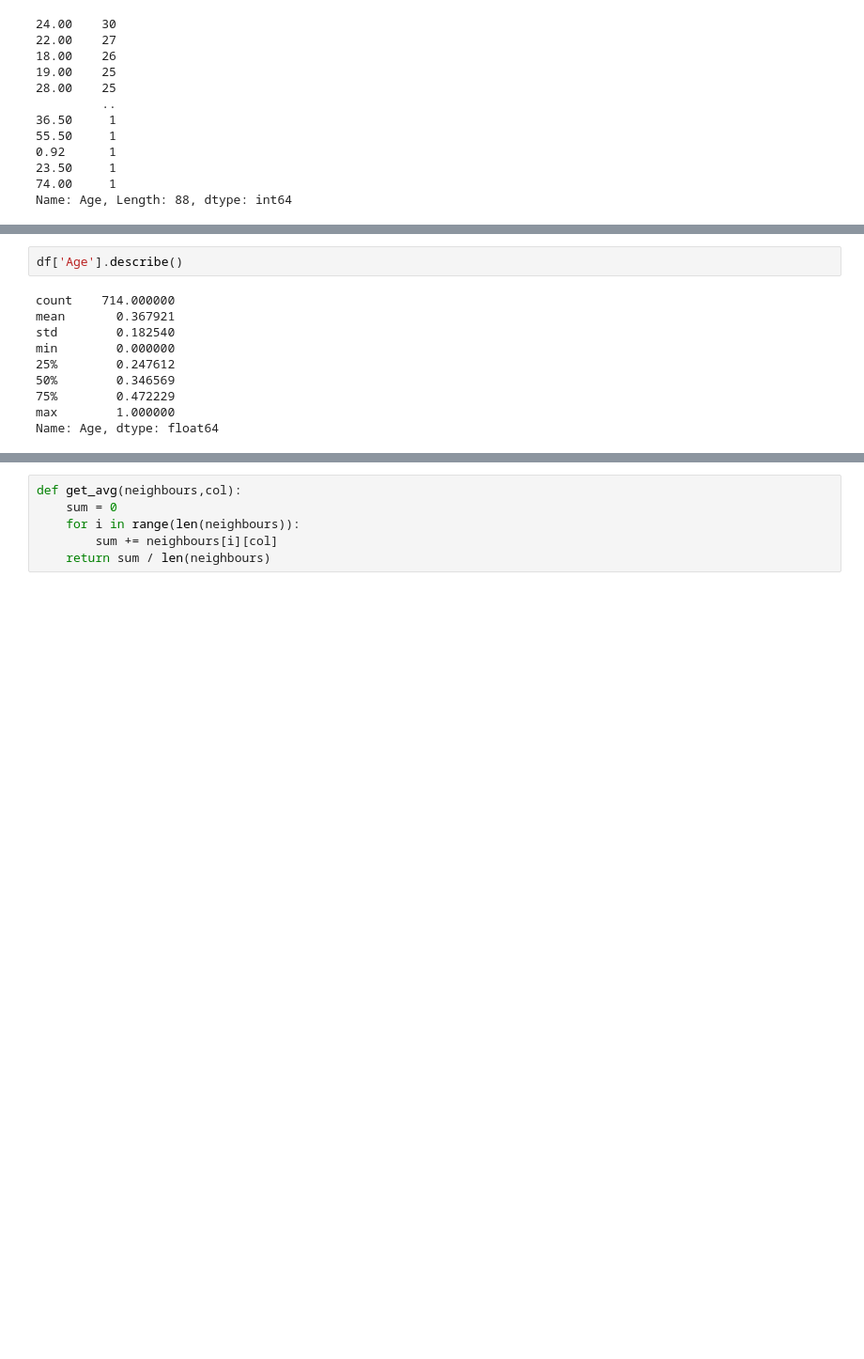
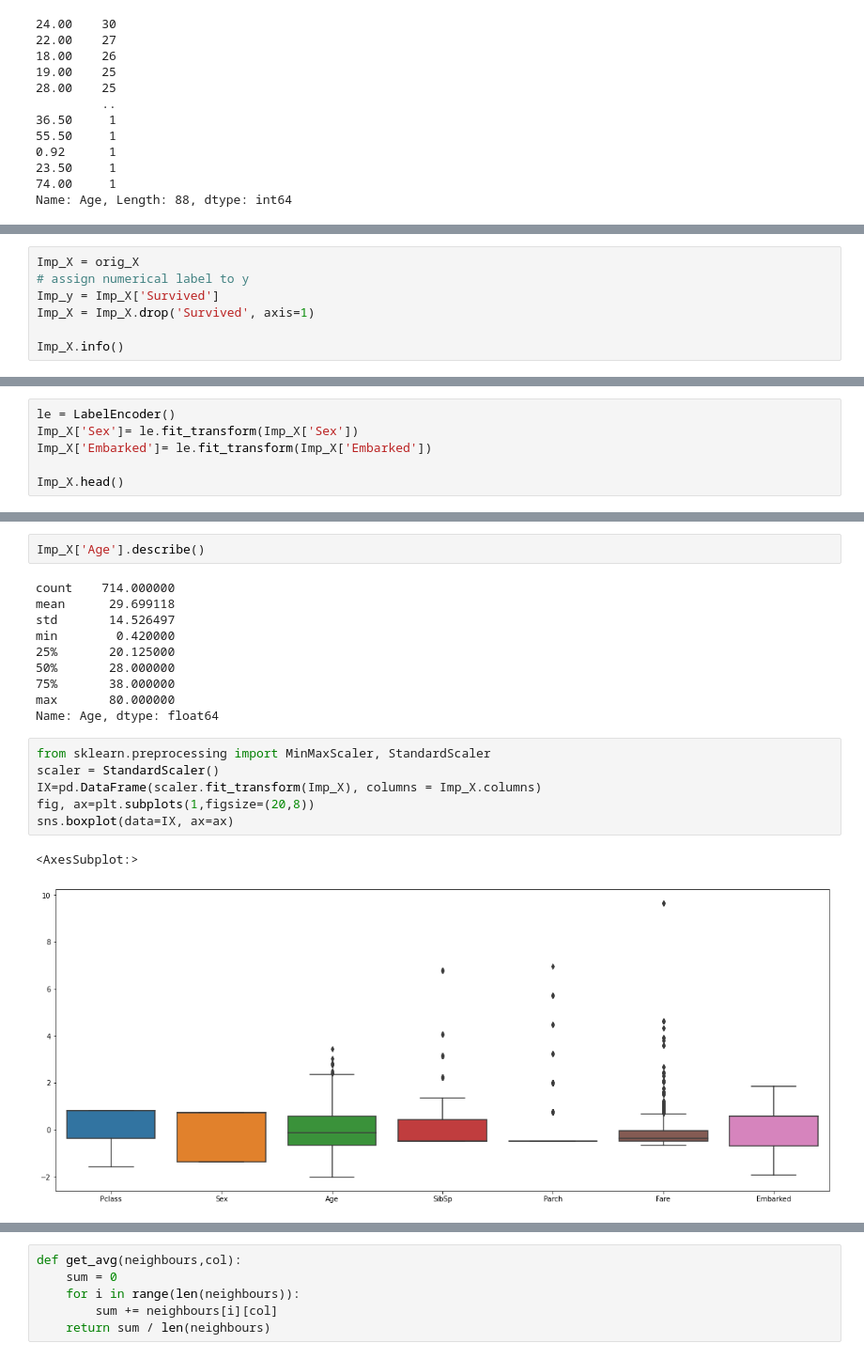
Before and after one commit to RossErskine/ML_Algorithms, a Jupyter notebook: KNN.ipynb, the cells around one changed output, grey strips where cells are left out. Shown at 94% size. Saved outputs shown, nothing was run; the diff lists cells and outputs as text; blank space fills up the shorter version.

```diff
--- a/KNN.ipynb
+++ b/KNN.ipynb
@@ -126,0 +171,7 @@ df.head()
+# %%
+Imp_X = orig_X
+# assign numerical label to y
+Imp_y = Imp_X['Survived']
+Imp_X = Imp_X.drop('Survived', axis=1)
+
+Imp_X.info()
@@ -126,0 +193,6 @@ df.head()
+# %%
+le = LabelEncoder()
+Imp_X['Sex']= le.fit_transform(Imp_X['Sex'])
+Imp_X['Embarked']= le.fit_transform(Imp_X['Embarked'])
+
+Imp_X.head()
@@ -127,12 +206,21 @@ df.head()
 # %%
-df['Age'].describe()
+Imp_X['Age'].describe()
 # %% [output]
 count    714.000000
-mean       0.367921
-std        0.182540
-min        0.000000
-25%        0.247612
-50%        0.346569
-75%        0.472229
-max        1.000000
+mean      29.699118
+std       14.526497
+min        0.420000
+25%       20.125000
+50%       28.000000
+75%       38.000000
+max       80.000000
 Name: Age, dtype: float64
+# %%
+from sklearn.preprocessing import MinMaxScaler, StandardScaler
+scaler = StandardScaler()
+IX=pd.DataFrame(scaler.fit_transform(Imp_X), columns = Imp_X.columns)
+fig, ax=plt.subplots(1,figsize=(20,8))
+sns.boxplot(data=IX, ax=ax)
+# %% [output]
+<AxesSubplot:>
+[figure, added]
```
Also changed, not shown: parts of 45 cells of this notebook.
